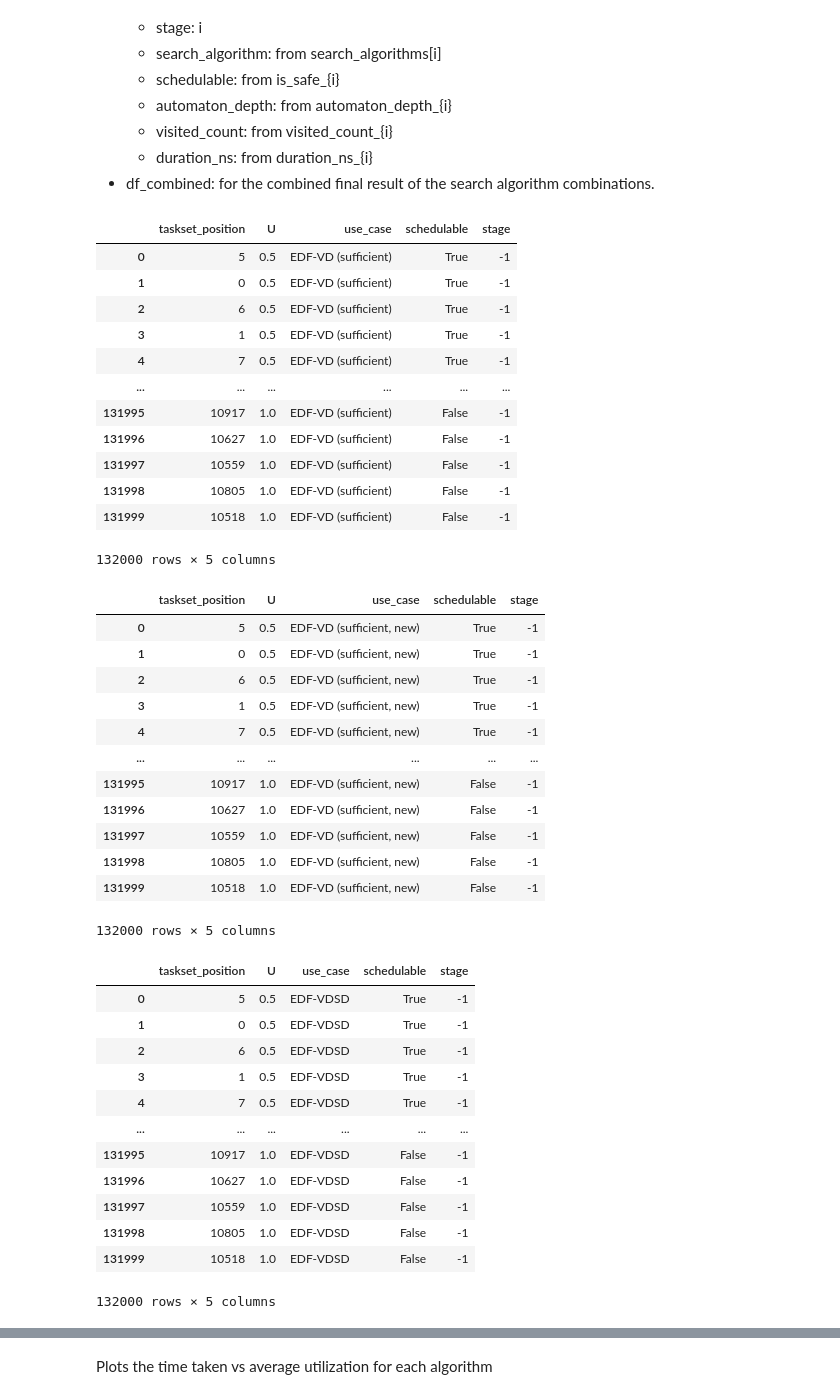
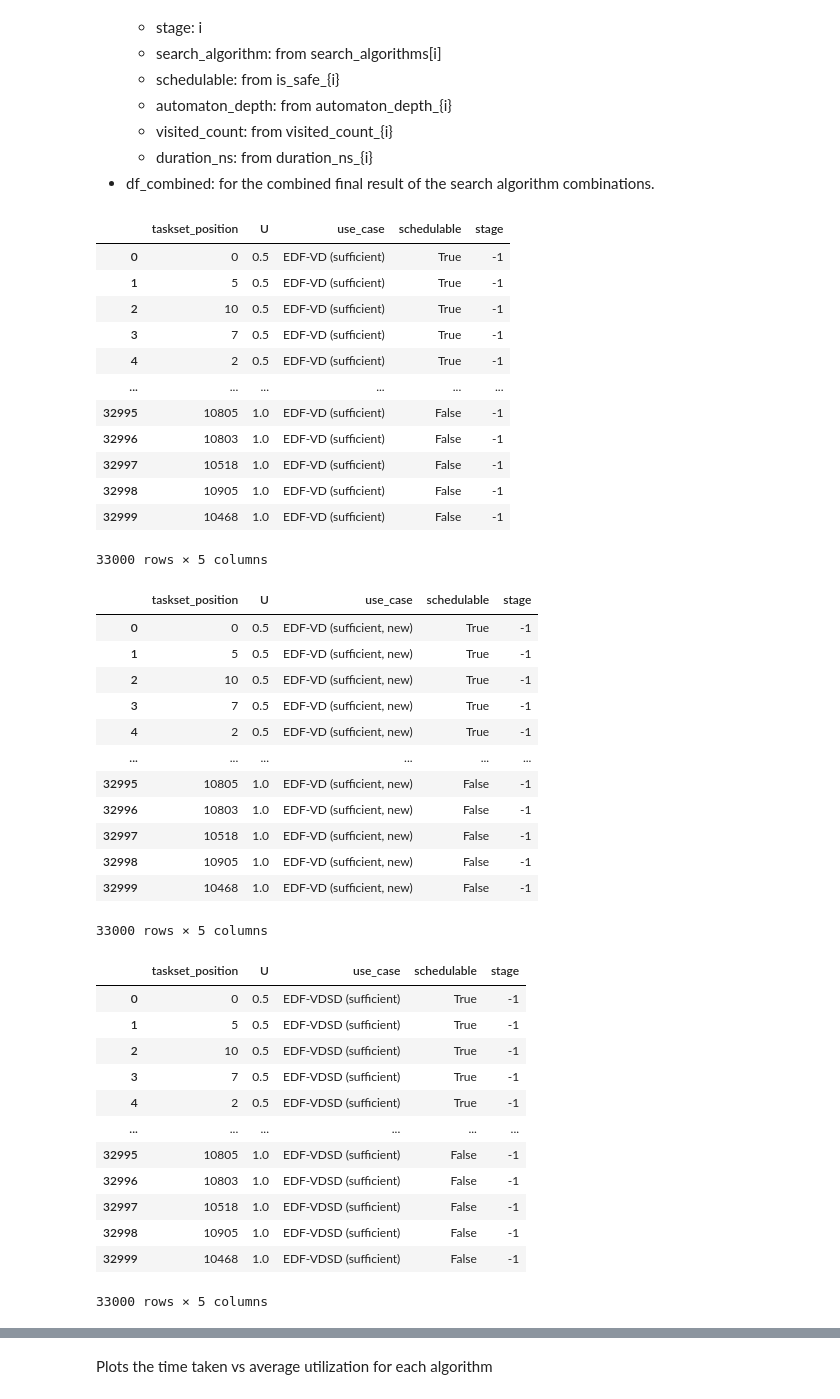
Before and after one commit to Jordan-Sun/mixed-criticality-graph-xp, a Jupyter notebook: notebooks/charts-rtss.ipynb, the cells around one changed output, grey strips where cells are left out. Saved outputs shown, nothing was run; the diff lists cells and outputs as text; code cells hidden in the pictures.

```diff
--- a/notebooks/charts-rtss.ipynb
+++ b/notebooks/charts-rtss.ipynb
@@ -310,7 +310,7 @@ from pathlib import Path
 
 # Load baseline results from a single CSV file or from every CSV under a directory.
 # When multiple files are loaded, later files can overwrite use cases already present.
-path = Path("./results/0526_02")
+path = Path("./results/0526_05")
 if path.is_dir():
     csv_paths = sorted(path.glob("*.csv"))
 else:
@@ -375,18 +375,18 @@ df_edfvd_test["stage"] = -1
 df_edfvd_test
 # %% [output]
 |  | taskset_position | U | use_case | schedulable | stage |
-| 0 | 5 | 0.5 | EDF-VD (sufficient) | True | -1 |
-| 1 | 0 | 0.5 | EDF-VD (sufficient) | True | -1 |
-| 2 | 6 | 0.5 | EDF-VD (sufficient) | True | -1 |
-| 3 | 1 | 0.5 | EDF-VD (sufficient) | True | -1 |
-| 4 | 7 | 0.5 | EDF-VD (sufficient) | True | -1 |
+| 0 | 0 | 0.5 | EDF-VD (sufficient) | True | -1 |
+| 1 | 5 | 0.5 | EDF-VD (sufficient) | True | -1 |
+| 2 | 10 | 0.5 | EDF-VD (sufficient) | True | -1 |
+| 3 | 7 | 0.5 | EDF-VD (sufficient) | True | -1 |
+| 4 | 2 | 0.5 | EDF-VD (sufficient) | True | -1 |
 | ... | ... | ... | ... | ... | ... |
-| 131995 | 10917 | 1.0 | EDF-VD (sufficient) | False | -1 |
-| 131996 | 10627 | 1.0 | EDF-VD (sufficient) | False | -1 |
-| 131997 | 10559 | 1.0 | EDF-VD (sufficient) | False | -1 |
-| 131998 | 10805 | 1.0 | EDF-VD (sufficient) | False | -1 |
-| 131999 | 10518 | 1.0 | EDF-VD (sufficient) | False | -1 |
+| 32995 | 10805 | 1.0 | EDF-VD (sufficient) | False | -1 |
+| 32996 | 10803 | 1.0 | EDF-VD (sufficient) | False | -1 |
+| 32997 | 10518 | 1.0 | EDF-VD (sufficient) | False | -1 |
+| 32998 | 10905 | 1.0 | EDF-VD (sufficient) | False | -1 |
+| 32999 | 10468 | 1.0 | EDF-VD (sufficient) | False | -1 |
-132000 rows × 5 columns
+33000 rows × 5 columns
 # %%
 # new EDF-VD test
 df_edfvd_test_new = df_sch[["taskset_position", "EDFVD_test_new", "U"]]
@@ -400,40 +400,40 @@ df_edfvd_test_new["stage"] = -1
 df_edfvd_test_new
 # %% [output]
 |  | taskset_position | U | use_case | schedulable | stage |
-| 0 | 5 | 0.5 | EDF-VD (sufficient, new) | True | -1 |
-| 1 | 0 | 0.5 | EDF-VD (sufficient, new) | True | -1 |
-| 2 | 6 | 0.5 | EDF-VD (sufficient, new) | True | -1 |
-| 3 | 1 | 0.5 | EDF-VD (sufficient, new) | True | -1 |
-| 4 | 7 | 0.5 | EDF-VD (sufficient, new) | True | -1 |
+| 0 | 0 | 0.5 | EDF-VD (sufficient, new) | True | -1 |
+| 1 | 5 | 0.5 | EDF-VD (sufficient, new) | True | -1 |
+| 2 | 10 | 0.5 | EDF-VD (sufficient, new) | True | -1 |
+| 3 | 7 | 0.5 | EDF-VD (sufficient, new) | True | -1 |
+| 4 | 2 | 0.5 | EDF-VD (sufficient, new) | True | -1 |
 | ... | ... | ... | ... | ... | ... |
-| 131995 | 10917 | 1.0 | EDF-VD (sufficient, new) | False | -1 |
-| 131996 | 10627 | 1.0 | EDF-VD (sufficient, new) | False | -1 |
-| 131997 | 10559 | 1.0 | EDF-VD (sufficient, new) | False | -1 |
-| 131998 | 10805 | 1.0 | EDF-VD (sufficient, new) | False | -1 |
-| 131999 | 10518 | 1.0 | EDF-VD (sufficient, new) | False | -1 |
+| 32995 | 10805 | 1.0 | EDF-VD (sufficient, new) | False | -1 |
+| 32996 | 10803 | 1.0 | EDF-VD (sufficient, new) | False | -1 |
+| 32997 | 10518 | 1.0 | EDF-VD (sufficient, new) | False | -1 |
+| 32998 | 10905 | 1.0 | EDF-VD (sufficient, new) | False | -1 |
+| 32999 | 10468 | 1.0 | EDF-VD (sufficient, new) | False | -1 |
-132000 rows × 5 columns
+33000 rows × 5 columns
 # %%
 # EDF-VDSD test
 df_edfvdsd_test = df_sch[["taskset_position", "EDFVDSD_test", "U"]]
-df_edfvdsd_test = df_edfvdsd_test.rename(columns={"EDFVDSD_test": "EDF-VDSD"})
-df_edfvdsd_test["EDF-VDSD"] = df_edfvdsd_test["EDF-VDSD"].astype(bool)
+df_edfvdsd_test = df_edfvdsd_test.rename(columns={"EDFVDSD_test": "EDF-VDSD (sufficient)"})
+df_edfvdsd_test["EDF-VDSD (sufficient)"] = df_edfvdsd_test["EDF-VDSD (sufficient)"].astype(bool)
 df_edfvdsd_test = df_edfvdsd_test.melt(
     id_vars=["taskset_position", "U"], var_name="use_case", value_name="schedulable"
 )
 df_edfvdsd_test["stage"] = -1
 
 df_edfvdsd_test
 # %% [output]
 |  | taskset_position | U | use_case | schedulable | stage |
-| 0 | 5 | 0.5 | EDF-VDSD | True | -1 |
-| 1 | 0 | 0.5 | EDF-VDSD | True | -1 |
-| 2 | 6 | 0.5 | EDF-VDSD | True | -1 |
-| 3 | 1 | 0.5 | EDF-VDSD | True | -1 |
-| 4 | 7 | 0.5 | EDF-VDSD | True | -1 |
+| 0 | 0 | 0.5 | EDF-VDSD (sufficient) | True | -1 |
+| 1 | 5 | 0.5 | EDF-VDSD (sufficient) | True | -1 |
+| 2 | 10 | 0.5 | EDF-VDSD (sufficient) | True | -1 |
+| 3 | 7 | 0.5 | EDF-VDSD (sufficient) | True | -1 |
+| 4 | 2 | 0.5 | EDF-VDSD (sufficient) | True | -1 |
 | ... | ... | ... | ... | ... | ... |
-| 131995 | 10917 | 1.0 | EDF-VDSD | False | -1 |
-| 131996 | 10627 | 1.0 | EDF-VDSD | False | -1 |
-| 131997 | 10559 | 1.0 | EDF-VDSD | False | -1 |
-| 131998 | 10805 | 1.0 | EDF-VDSD | False | -1 |
-| 131999 | 10518 | 1.0 | EDF-VDSD | False | -1 |
+| 32995 | 10805 | 1.0 | EDF-VDSD (sufficient) | False | -1 |
+| 32996 | 10803 | 1.0 | EDF-VDSD (sufficient) | False | -1 |
+| 32997 | 10518 | 1.0 | EDF-VDSD (sufficient) | False | -1 |
+| 32998 | 10905 | 1.0 | EDF-VDSD (sufficient) | False | -1 |
+| 32999 | 10468 | 1.0 | EDF-VDSD (sufficient) | False | -1 |
-132000 rows × 5 columns
+33000 rows × 5 columns
```
Also changed, not shown: parts of 10 cells of this notebook, 4 other files.
